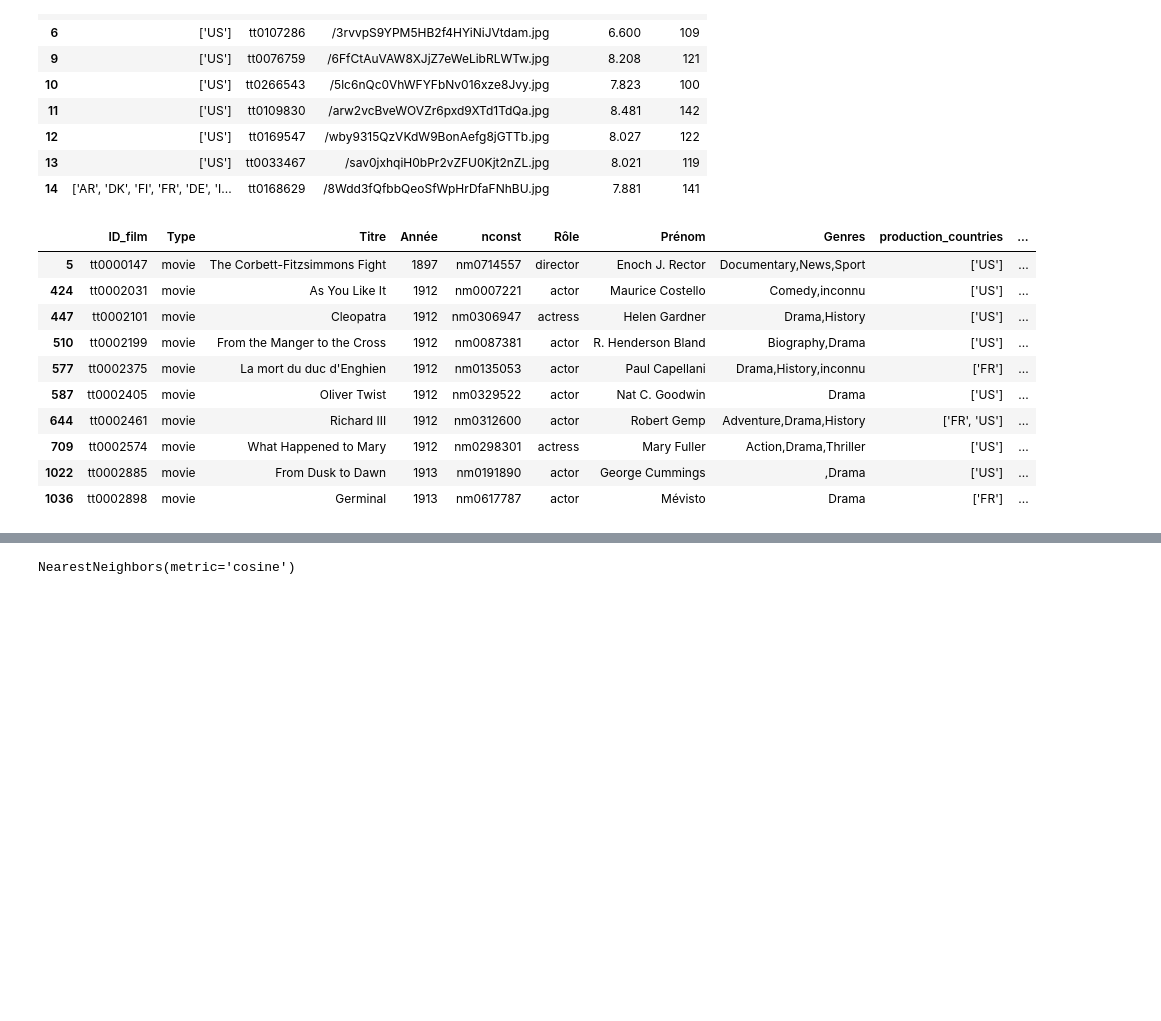
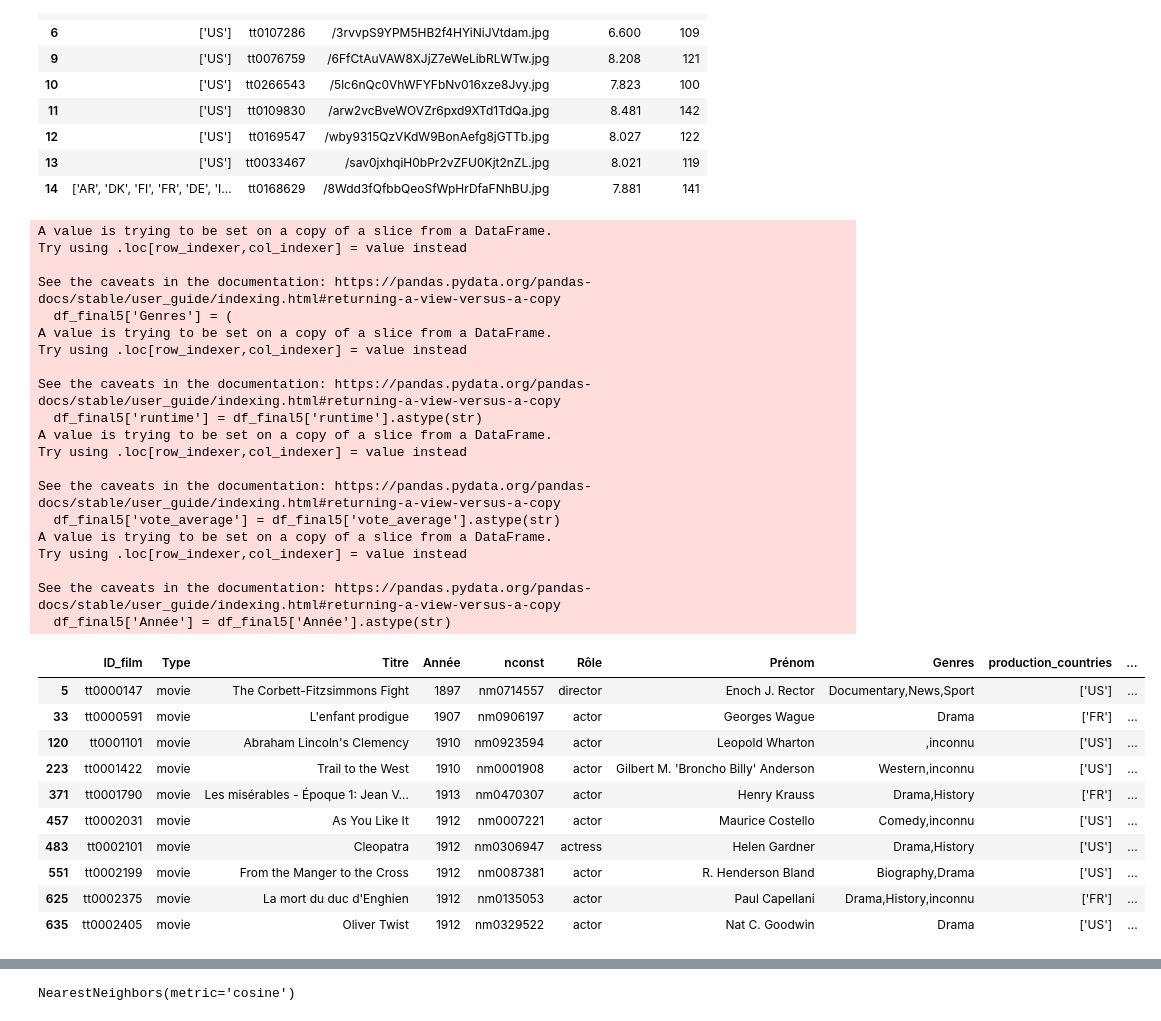
Before and after one commit to mrdbmyla/WildMovie, a Jupyter notebook: Code Python/projet2 final - WildMovie.ipynb, the cells around one changed output, grey strips where cells are left out. Cells and saved outputs as stored; diff of their text form; code cells hidden in the pictures; blank space fills up the shorter version.

Commit message:
Modification de mode de recherche.
Merci Mourad.

```diff
--- a/Code Python/projet2 final - WildMovie.ipynb
+++ b/Code Python/projet2 final - WildMovie.ipynb
@@ -3,6 +36,6 @@ import pandas as pd
 # %%
-df_name_basics = pd.read_csv("C:/Users/xKiiN/Downloads/name.basics.tsv.gz", sep = '\t', nrows=5000000, na_values='\\N')
-dfTITLE = pd.read_csv('C:/Users/xKiiN/Downloads/title.principals.tsv.gz',sep='\t',na_values="\\N",nrows=5000000)
+df_name_basics = pd.read_csv("data/original/name.basics.tsv.gz", sep = '\t', na_values='\\N')
+dfTITLE = pd.read_csv('data/original/title.principals.tsv.gz',sep='\t',na_values="\\N")
 dfTITLE = dfTITLE.drop(columns=['ordering', 'job', 'characters'])
 dfTITLE = dfTITLE.rename(columns={'tconst': 'ID_film'})
 dfTITLE = dfTITLE.rename(columns={'category': 'Rôle'})
@@ -26,5 +59,5 @@ dfTITLE2.head(10)
 # %%
-dfTMDB = pd.read_csv('C:/Users/xKiiN/Downloads/tmdb_full.clean.csv.gz',sep=',',na_values="\\N") #fichier clean seb
+dfTMDB = pd.read_csv('data/original/tmdb_full.clean.csv.gz',sep=',',na_values="\\N") #fichier clean seb
 dfTMDB = dfTMDB.rename(columns={"imdb_id": "ID_film"})
 dfTMDB["vote_average"] = dfTMDB["vote_average"].astype(str) # Passage en str pour l'impliquer dans le groupby
 dfTMDB["runtime"] = dfTMDB["runtime"].astype(str) # Passage en str pour l'impliquer dans le groupby
@@ -50,5 +81,5 @@ dfTMDB.head(10)
 # %%
-dfTMDBfull = pd.read_csv('C:/Users/xKiiN/Downloads/tmdb_full (1).csv',sep=',',na_values="\\N",nrows=5000000) #fichier brut sans modif
+dfTMDBfull = pd.read_csv('data/original/tmdb_full (1).csv.gz',sep=',',na_values="\\N") #fichier brut sans modif
 dfTMDBfull = dfTMDBfull[dfTMDBfull['production_countries'].str.contains("US|FR", na=False)] # ne prend que les lignes qui contiennent US et FR
 dfTMDBfull.rename(columns={"imdb_id": "ID_film"}, inplace=True)
 dfTMDBfull = dfTMDBfull[['production_countries', 'ID_film','poster_path','vote_average','runtime']]
@@ -66,7 +97,7 @@ dfTMDBfull.head(10)
 | 13 | ['US'] | tt0033467 | /sav0jxhqiH0bPr2vZFU0Kjt2nZL.jpg | 8.021 | 119 |
 | 14 | ['AR', 'DK', 'FI', 'FR', 'DE', 'I... | tt0168629 | /8Wdd3fQfbbQeoSfWpHrDfaFNhBU.jpg | 7.881 | 141 |
 # %%
-df = pd.read_csv('C:/Users/xKiiN/Downloads/title.basics.tsv.gz',sep='\t',na_values="\\N",nrows=5000000)
+df = pd.read_csv('data/original/title.basics.tsv.gz',sep='\t',na_values="\\N")
 
 df.drop(columns=["primaryTitle", "runtimeMinutes", "endYear"], inplace=True)
 
@@ -98,40 +129,60 @@ df_final3["Genres"] = df_final3['Genres (max 3)'] + "," + df_final3['genres'] #
 df_final3["Genres"] = df_final3["Genres"].fillna(df_final3["Genres (max 3)"]) #je remplis les "genres" manquant par la valeur 'genres max 3' de la table title.basics
 df_final3 = df_final3.drop(columns=['genres', 'Genres (max 3)', 'vote_average', 'runtime'])
 
 df_final4 = pd.merge(df_final3, dfTMDBfull, on="ID_film", how="left")
 df_final4 = df_final4.dropna(subset=['production_countries']) # drop les erreurs de production countries
 df_final4 = df_final4.drop(columns='isAdult') # supprimée car par nécessaire
 
 # suppr des colonnes NaN
-df_final5 = df_final4.dropna()
+df_final5 = df_final4
 df_final5 = df_final5.drop_duplicates(subset=["ID_film","Genres"], keep="first") # supprime les lignes du df si les valeurs ID_film et Genres sont identiques
 
 df_final5['Genres'] = (
     df_final5['Genres']
     .str.replace(" ", "")        # enlève les espaces
     .str.split(',')              # transforme en liste
     .apply(lambda x: sorted(set(x)))  # enlève doublons
     .str.join(',')               # remet en chaîne)
 )
 
 # passage en STR pour pas l'appliquer dans le ML
 df_final5['runtime'] = df_final5['runtime'].astype(str)
 df_final5['vote_average'] = df_final5['vote_average'].astype(str)
 df_final5['Année'] = df_final5['Année'].astype(str)
 
 # On supprime les lignes où AU MOINS UNE colonne vaut 'Inconnu'
 df_final5 = df_final5[~df_final5.isin(["inconnu", "Inconnu"]).any(axis=1)]
 
 df_final5.head(10)
 # %% [output]
+A value is trying to be set on a copy of a slice from a DataFrame.
+Try using .loc[row_indexer,col_indexer] = value instead
+
+See the caveats in the documentation: https://pandas.pydata.org/pandas-docs/stable/user_guide/indexing.html#returning-a-view-versus-a-copy
+  df_final5['Genres'] = (
+A value is trying to be set on a copy of a slice from a DataFrame.
+Try using .loc[row_indexer,col_indexer] = value instead
+
+See the caveats in the documentation: https://pandas.pydata.org/pandas-docs/stable/user_guide/indexing.html#returning-a-view-versus-a-copy
+  df_final5['runtime'] = df_final5['runtime'].astype(str)
+A value is trying to be set on a copy of a slice from a DataFrame.
+Try using .loc[row_indexer,col_indexer] = value instead
+
+See the caveats in the documentation: https://pandas.pydata.org/pandas-docs/stable/user_guide/indexing.html#returning-a-view-versus-a-copy
+  df_final5['vote_average'] = df_final5['vote_average'].astype(str)
+A value is trying to be set on a copy of a slice from a DataFrame.
+Try using .loc[row_indexer,col_indexer] = value instead
+
+See the caveats in the documentation: https://pandas.pydata.org/pandas-docs/stable/user_guide/indexing.html#returning-a-view-versus-a-copy
+  df_final5['Année'] = df_final5['Année'].astype(str)
 |  | ID_film | Type | Titre | Année | nconst | Rôle | Prénom | Genres | production_countries | ... |
 | 5 | tt0000147 | movie | The Corbett-Fitzsimmons Fight | 1897 | nm0714557 | director | Enoch J. Rector | Documentary,News,Sport | ['US'] | ... |
-| 424 | tt0002031 | movie | As You Like It | 1912 | nm0007221 | actor | Maurice Costello | Comedy,inconnu | ['US'] | ... |
-| 447 | tt0002101 | movie | Cleopatra | 1912 | nm0306947 | actress | Helen Gardner | Drama,History | ['US'] | ... |
-| 510 | tt0002199 | movie | From the Manger to the Cross | 1912 | nm0087381 | actor | R. Henderson Bland | Biography,Drama | ['US'] | ... |
-| 577 | tt0002375 | movie | La mort du duc d'Enghien | 1912 | nm0135053 | actor | Paul Capellani | Drama,History,inconnu | ['FR'] | ... |
-| 587 | tt0002405 | movie | Oliver Twist | 1912 | nm0329522 | actor | Nat C. Goodwin | Drama | ['US'] | ... |
-| 644 | tt0002461 | movie | Richard III | 1912 | nm0312600 | actor | Robert Gemp | Adventure,Drama,History | ['FR', 'US'] | ... |
-| 709 | tt0002574 | movie | What Happened to Mary | 1912 | nm0298301 | actress | Mary Fuller | Action,Drama,Thriller | ['US'] | ... |
-| 1022 | tt0002885 | movie | From Dusk to Dawn | 1913 | nm0191890 | actor | George Cummings | ,Drama | ['US'] | ... |
-| 1036 | tt0002898 | movie | Germinal | 1913 | nm0617787 | actor | Mévisto | Drama | ['FR'] | ... |
+| 33 | tt0000591 | movie | L'enfant prodigue | 1907 | nm0906197 | actor | Georges Wague | Drama | ['FR'] | ... |
+| 120 | tt0001101 | movie | Abraham Lincoln's Clemency | 1910 | nm0923594 | actor | Leopold Wharton | ,inconnu | ['US'] | ... |
+| 223 | tt0001422 | movie | Trail to the West | 1910 | nm0001908 | actor | Gilbert M. 'Broncho Billy' Anderson | Western,inconnu | ['US'] | ... |
+| 371 | tt0001790 | movie | Les misérables - Époque 1: Jean V... | 1913 | nm0470307 | actor | Henry Krauss | Drama,History | ['FR'] | ... |
+| 457 | tt0002031 | movie | As You Like It | 1912 | nm0007221 | actor | Maurice Costello | Comedy,inconnu | ['US'] | ... |
+| 483 | tt0002101 | movie | Cleopatra | 1912 | nm0306947 | actress | Helen Gardner | Drama,History | ['US'] | ... |
+| 551 | tt0002199 | movie | From the Manger to the Cross | 1912 | nm0087381 | actor | R. Henderson Bland | Biography,Drama | ['US'] | ... |
+| 625 | tt0002375 | movie | La mort du duc d'Enghien | 1912 | nm0135053 | actor | Paul Capellani | Drama,History,inconnu | ['FR'] | ... |
+| 635 | tt0002405 | movie | Oliver Twist | 1912 | nm0329522 | actor | Nat C. Goodwin | Drama | ['US'] | ... |
```
Also changed, not shown: parts of 11 cells of this notebook.
